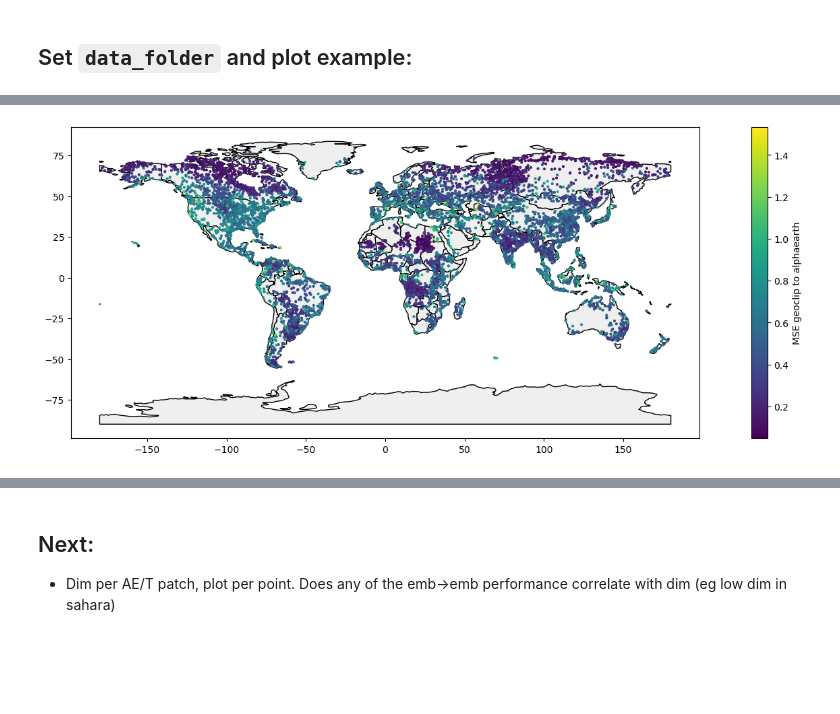
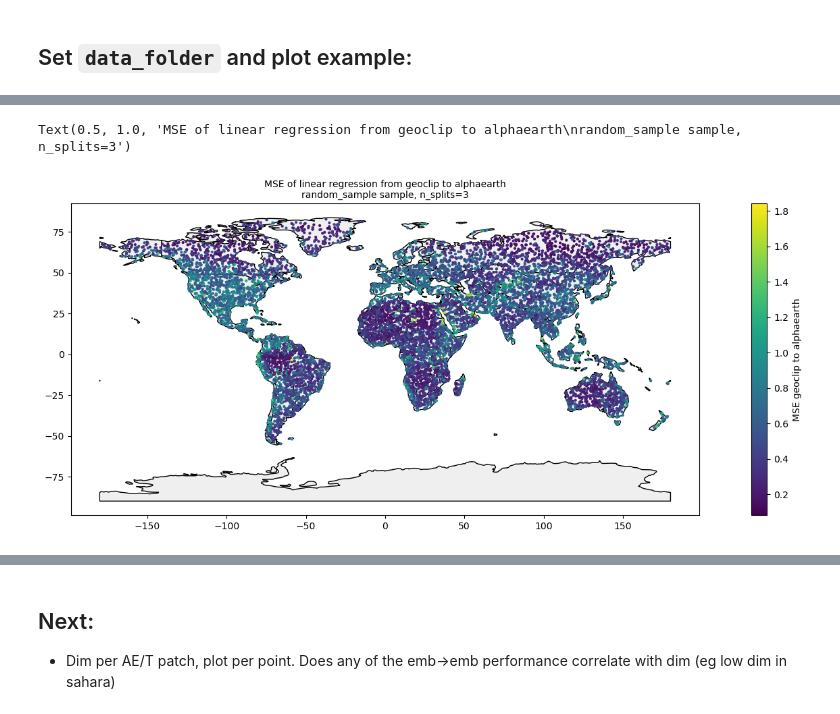
Before and after one commit to WUR-AI/interpret_earth_embeddings, a Jupyter notebook: notebooks/Explain embeddings.ipynb, the cells around one changed output, grey strips where cells are left out. Saved outputs shown, nothing was run; the diff lists cells and outputs as text; code cells hidden in the pictures; blank space fills up the shorter version.

```diff
--- a/notebooks/Explain embeddings.ipynb
+++ b/notebooks/Explain embeddings.ipynb
@@ -44,5 +47,3 @@ Warning: 81607 rows were dropped from df_points because their id was not in the
 Sample random_sample has 9695 data points out of 18393.
 Sample lc_stratified_sample has 9693 data points out of 18393.
 Number of samples: 18393
-# %%
-df_all, col_names = du.merge_modalities(parent_folder=data_folder, sample_type='lc_stratified_sample', zscore_embeddings=True)
@@ -113,11 +149,14 @@ Text(50.72222222222221, 0.5, 'Regressor')
 # %%
 regressor = 'geoclip'
 target = 'alphaearth'
+sample_type = 'random_sample'
 
-r2, gdf_tmp = get_r2_regression(df_all, col_names, regressor, target, n_splits=1)
+df_all, col_names = du.merge_modalities(parent_folder=data_folder, sample_type=sample_type, zscore_embeddings=True)
+r2, gdf_tmp, y_data = get_r2_regression(df_all, col_names, regressor, target, n_splits=3)
 gdf_tmp = gpd.GeoDataFrame(gdf_tmp, geometry=gpd.points_from_xy(gdf_tmp['lon'], gdf_tmp['lat']), crs='EPSG:4326')
 fig, ax = plt.subplots(figsize=(20,6))
 countries.plot(ax=ax, color="#EFEFEF", edgecolor='black')
 gdf_tmp.plot(column=f'{regressor}_to_{target}_mse', cmap='viridis', legend=True, markersize=4, ax=ax,
              legend_kwds={'label': f'MSE {regressor} to {target}'})
+plt.title(f'MSE of linear regression from {regressor} to {target}\n{sample_type} sample, n_splits=3', fontsize=10)
 # %% [output]
@@ -125 +173,2 @@ gdf_tmp.plot(column=f'{regressor}_to_{target}_mse', cmap='viridis', legend=True,
+Text(0.5, 1.0, 'MSE of linear regression from geoclip to alphaearth\nrandom_sample sample, n_splits=3')
-[figure, old version]
+[figure, new version]
```
Also changed, not shown: parts of 14 cells of this notebook, 10 other files.
